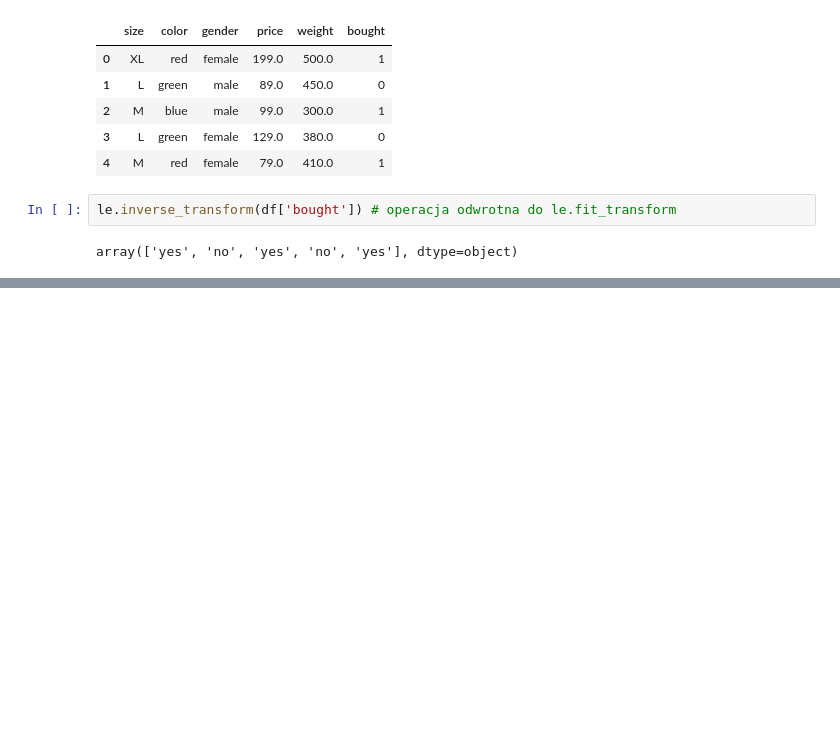
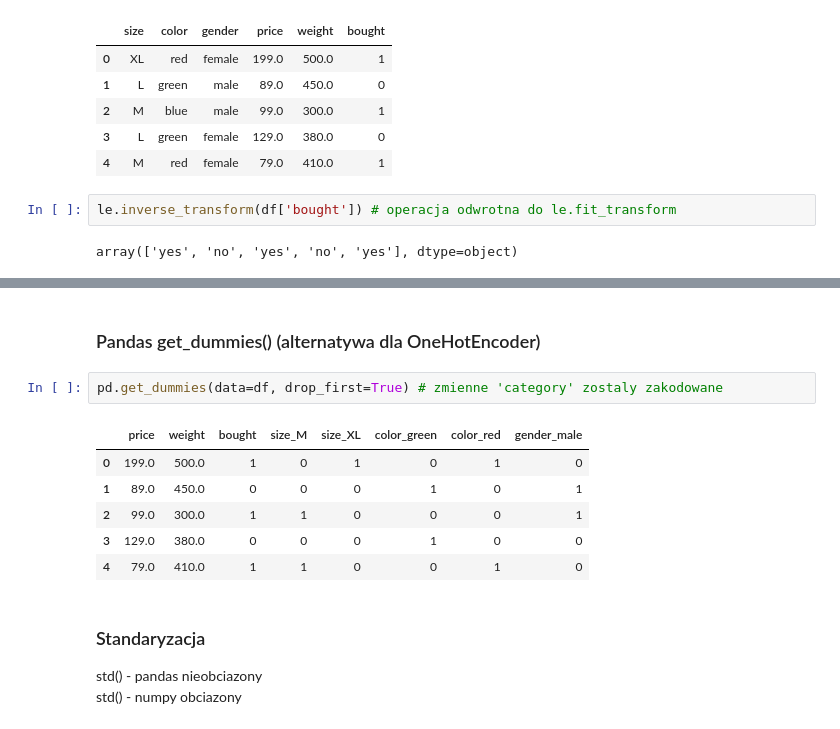
Before and after one commit to michalubczyk/ml_bootcamp, a Jupyter notebook: 01_preprocessing.ipynb, the cells around one changed output, grey strips where cells are left out. Drawn from its saved outputs; the diff is of its cells as text; blank space fills up the shorter version.

```diff
--- a/01_preprocessing.ipynb
+++ b/01_preprocessing.ipynb
@@ -139,0 +180,15 @@ array(['yes', 'no', 'yes', 'no', 'yes'], dtype=object)
+# %% [markdown]
+### Pandas get_dummies() (alternatywa dla OneHotEncoder)
+# %%
+pd.get_dummies(data=df, drop_first=True) # zmienne 'category' zostaly zakodowane
+# %% [output]
+|  | price | weight | bought | size_M | size_XL | color_green | color_red | gender_male |
+| 0 | 199.0 | 500.0 | 1 | 0 | 1 | 0 | 1 | 0 |
+| 1 | 89.0 | 450.0 | 0 | 0 | 0 | 1 | 0 | 1 |
+| 2 | 99.0 | 300.0 | 1 | 1 | 0 | 0 | 0 | 1 |
+| 3 | 129.0 | 380.0 | 0 | 0 | 0 | 1 | 0 | 0 |
+| 4 | 79.0 | 410.0 | 1 | 1 | 0 | 0 | 1 | 0 |
+# %% [markdown]
+### Standaryzacja
+std() - pandas nieobciazony<br>
+std() - numpy obciazony
```
Also changed, not shown: parts of 14 cells of this notebook.
